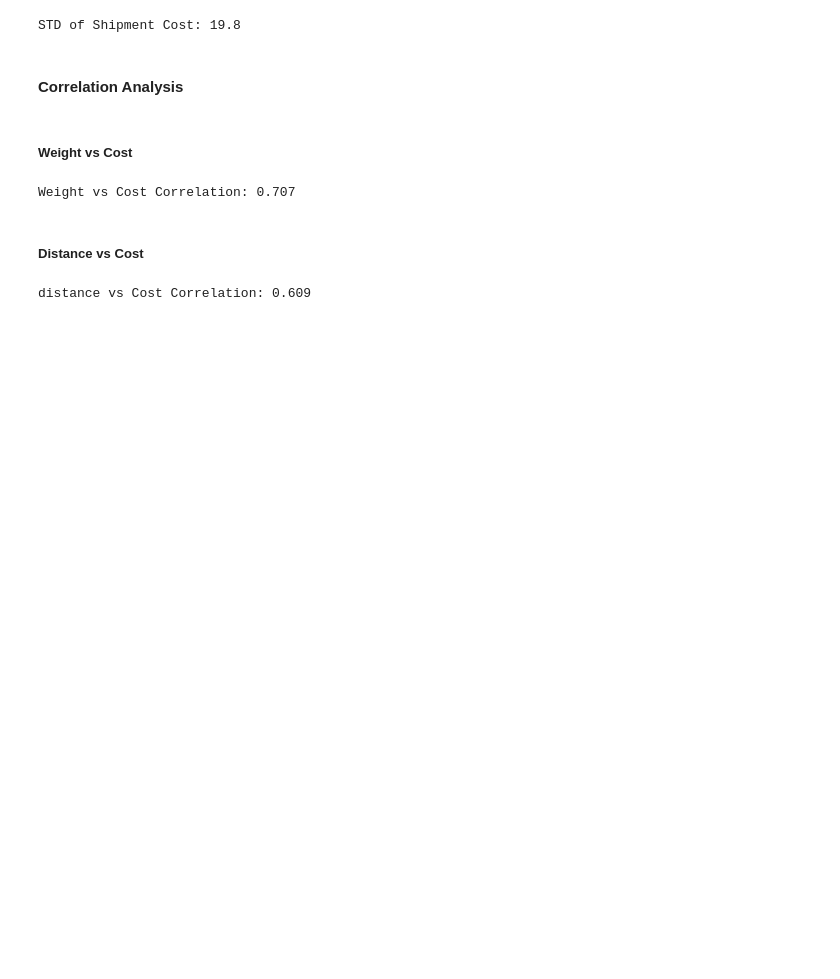
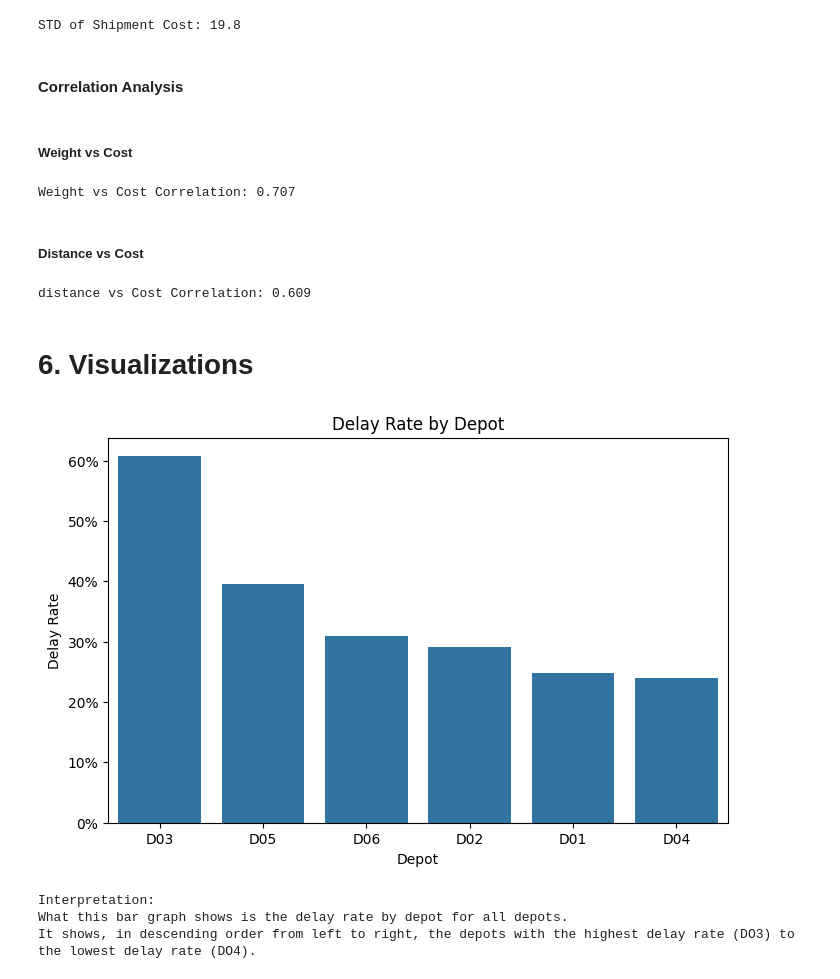
Before and after one commit to ctackitt30/Team_4_CDS_Project, a Jupyter notebook: Team_4_CDS_Capstone.ipynb, the cells around one changed output. Cells and saved outputs as stored; diff of their text form; code cells hidden in the pictures; blank space fills up the shorter version.

Commit message:
Visualizations added.

```diff
--- a/Team_4_CDS_Capstone.ipynb
+++ b/Team_4_CDS_Capstone.ipynb
@@ -736,3 +739,23 @@ print("distance vs Cost Correlation:",
       round(distance_cost_corr,3))
 # %% [output]
 distance vs Cost Correlation: 0.609
+# %% [markdown]
+# 6. Visualizations
+# %%
+plt.figure(figsize=(8,5))
+sns.barplot(data=depot_delay, x="depot_id", y="delayed")
+plt.title("Delay Rate by Depot")
+plt.xlabel("Depot")
+plt.ylabel("Delay Rate")
+plt.gca().yaxis.set_major_formatter(
+plt.matplotlib.ticker.PercentFormatter(1))
+plt.show()
+
+print("Interpretation:")
+print("What this bar graph shows is the delay rate by depot for all depots.")
+print("It shows, in descending order from left to right, the depots with the highest delay rate (DO3) to the lowest delay rate (DO4).")
+# %% [output]
+[figure, added]
+Interpretation:
+What this bar graph shows is the delay rate by depot for all depots.
+It shows, in descending order from left to right, the depots with the highest delay rate (DO3) to the lowest delay rate (DO4).
```
Also changed, not shown: parts of 22 cells of this notebook.
